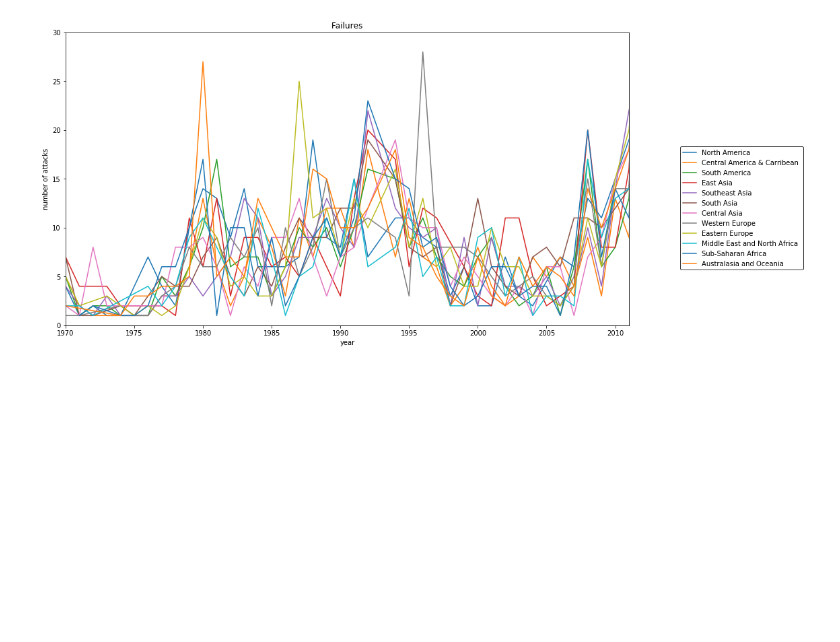
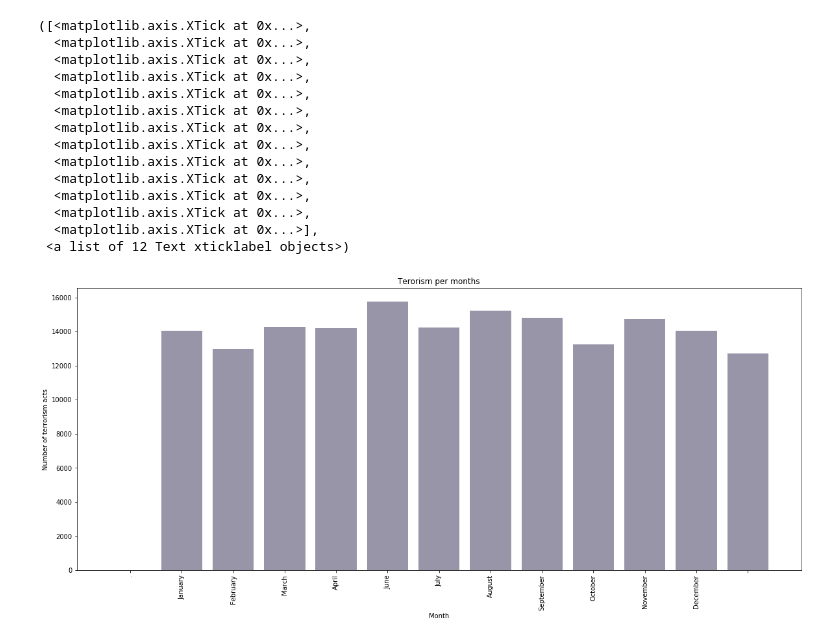
Before and after one commit to michalina2602/BigDataLab, a Jupyter notebook: GTD.ipynb, the cells around one changed output. Cells and saved outputs as stored; diff of their text form; code cells hidden in the pictures; blank space fills up the shorter version.

```diff
--- a/GTD.ipynb
+++ b/GTD.ipynb
@@ -107,37 +110,29 @@ Text(0.5,1,'Type of attack')
-# %%
-#What is the rate of failures of attacks per region
-region_dictionary = {1: 'North America', 2: 'Central America & Carribean', 3: 'South America',
-                     4: 'East Asia', 5: 'Southeast Asia', 6: 'South Asia', 7: 'Central Asia',
-                     8: 'Western Europe', 9: 'Eastern Europe', 10: 'Middle East and North Africa',
-                     11: 'Sub-Saharan Africa', 12: 'Australasia and Oceania'}
-
-def multi_graph(result,result_list, xmin, xmax, ymin, ymax):
-    fig2, ax2 = plt.subplots(figsize = (15,8))
-    number = 1 #the for-loop in append_list processes the regions in order from 1 to 12
-    for j in result_list:
-        ax2.plot(j.index, j.eventid, label = '%s ' % region_dictionary[number] )
-        number += 1
-
-    plt.xlim([xmin,xmax])
-    plt.ylim([ymin,ymax])
-    plt.xlabel('year')
-    plt.ylabel('number of attacks')
-    plt.title(result)
-    ax2.legend(loc = 'center', frameon = True, edgecolor = 'black',bbox_to_anchor =(1.2,0.4))
-
-
-success_list = []
-failure_list = []
-
-for i in region_dictionary:
-    region_data = df[(df.iday == i)]
-
-    region_data_failure = region_data[(region_data.success == 0)]
-    region_grouped_failure = region_data_failure.groupby('iyear').count()
-
-    failure_list.append(region_grouped_failure)
-
-multi_graph('Failures',failure_list, 1970, 2011, 0, 30)
-# %% [output]
-[figure, removed]
+# %%
+#Do terrorist prefer any specific month to attack?
+count_month = df.groupby(['imonth']).count()
+
+plt.figure(figsize = (20,8))
+plt.bar(count_month.index, count_month.eventid, color='#9995A8')
+plt.ylabel('Number of terrorism acts')
+plt.xlabel('Month')
+plt.xticks(rotation =45)
+plt.title('Terorism per months')
+labels = ['.','January','February','March', 'April','June','July','August','September','October','November','December']
+plt.xticks(count_month.index, labels, rotation='vertical')
+# %% [output]
+([<matplotlib.axis.XTick at 0x...>,
+  <matplotlib.axis.XTick at 0x...>,
+  <matplotlib.axis.XTick at 0x...>,
+  <matplotlib.axis.XTick at 0x...>,
+  <matplotlib.axis.XTick at 0x...>,
+  <matplotlib.axis.XTick at 0x...>,
+  <matplotlib.axis.XTick at 0x...>,
+  <matplotlib.axis.XTick at 0x...>,
+  <matplotlib.axis.XTick at 0x...>,
+  <matplotlib.axis.XTick at 0x...>,
+  <matplotlib.axis.XTick at 0x...>,
+  <matplotlib.axis.XTick at 0x...>,
+  <matplotlib.axis.XTick at 0x...>],
+ <a list of 12 Text xticklabel objects>)
+[figure, added]
 # %%
```
Also changed, not shown: parts of 6 cells of this notebook.
